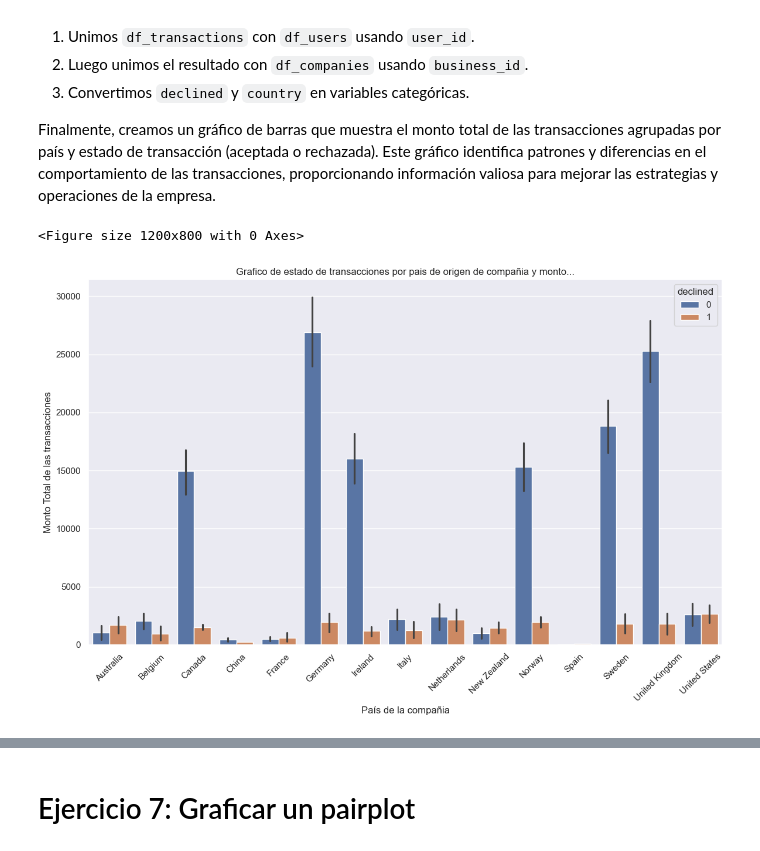
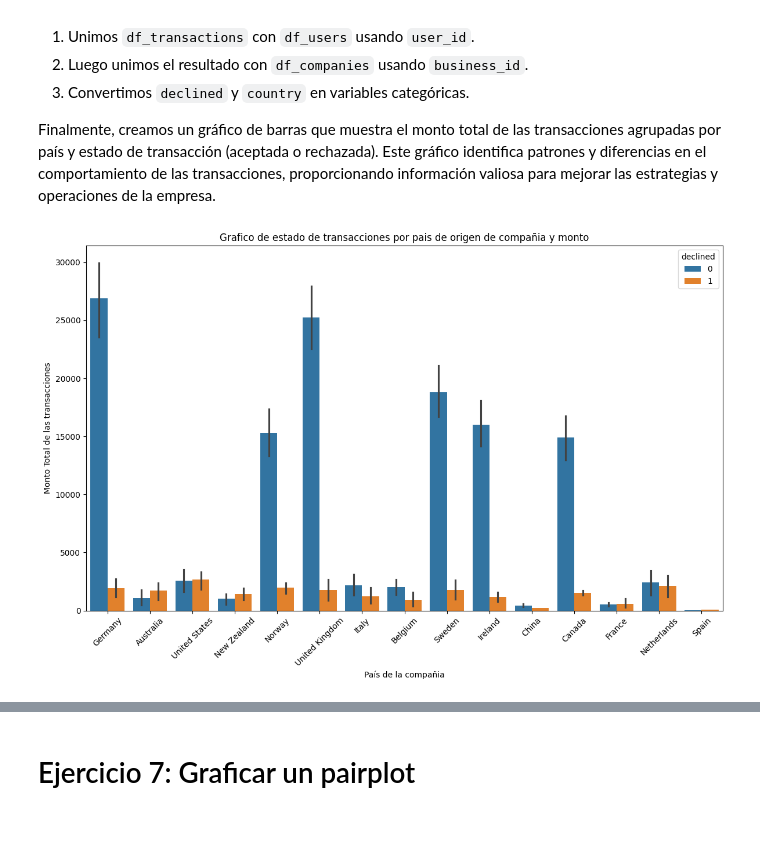
Before and after one commit to mcariqueo/Data_analytics_2024, a Jupyter notebook: Sprint_8_Python/Sprint_8_01.ipynb, the cells around one changed output, grey strips where cells are left out. Cells and saved outputs as stored; diff of their text form; code cells hidden in the pictures.

```diff
--- a/Sprint_8_Python/Sprint_8_01.ipynb
+++ b/Sprint_8_Python/Sprint_8_01.ipynb
@@ -262,20 +153,9 @@ Transformar y describir esta variable nos permitirá tomar decisiones informadas
 # %%
-# Convertir la columna 'declined' a una variable categórica
-df_transactions['declined'] = df_transactions['declined'].astype('category')
-
-# Calcula la frecuencia de valores y  Muestra la tabla de frecuencias. Esto sera utilizado para saber los valores asocidados al gráfico.
-freq_table = df_transactions['declined'].value_counts()
-print(freq_table)
-
-# Describir la variable categórica
-description = df_transactions['declined'].describe()
-print(description)
-
 # Crear el gráfico de barras
 sns.countplot(x='declined', data=df_transactions)
+plt.xticks(ticks=[0, 1], labels=['Aceptada', 'Rechazada'])
 plt.title('Numero de Transacciones Aceptadas y Rechazadas')
 plt.xlabel('Estado de Transacción')
 plt.ylabel('Numero de transacciones')
-plt.xticks(ticks=[0, 1], labels=['Aceptada', 'Rechazada'])
 plt.show()
 # %% [output]
@@ -471,29 +243,22 @@ Este análisis utiliza tres variables clave: `declined` y `country` (categórica
 3. Convertimos `declined` y `country` en variables categóricas.
 
 Finalmente, creamos un gráfico de barras que muestra el monto total de las transacciones agrupadas por país y estado de transacción (aceptada o rechazada). Este gráfico identifica patrones y diferencias en el comportamiento de las transacciones, proporcionando información valiosa para mejorar las estrategias y operaciones de la empresa.
+# %%
+df_user_tx = df_user_tx.rename(columns={"id": "id_tx"})
+df_transactions=df_transactions.rename(columns={"business_id": "company_id"})
+# %%
+df_company_tx = pd.merge(df_companies, df_transactions, on="company_id")
 # %%
-# Suponiendo que 'id' en df_companies corresponde a 'business_id' en df_transactions
-merged_df = pd.merge(df_transactions, df_users, left_on='user_id', right_on='id', suffixes=('_transaction', '_user'))
-merged_df = pd.merge(merged_df, df_companies, left_on='business_id', right_on='company_id')
 
-# Convertir 'declined' y 'country' en variables categóricas
-merged_df['declined'] = merged_df['declined'].astype('category')
-merged_df['country_y'] = merged_df['country_y'].astype('category')
-
-# Graficar los datos
-plt.figure(figsize=(12, 8))
 
 # Gráfico de barras agrupadas con 'amount' por 'country' y 'declined'
 plt.figure(figsize=(12, 8))
-sns.barplot(x='country_y', y='amount', hue='declined', data=merged_df, estimator=sum)
-plt.title('Grafico de estado de transacciones por pais de origen de compañia y monto...')
+sns.barplot(x='country', y='amount', hue='declined', data=df_company_tx, estimator=sum)
+plt.title('Grafico de estado de transacciones por pais de origen de compañia y monto')
 plt.xlabel('País de la compañia')
 plt.ylabel('Monto Total de las transacciones')
-
-
 plt.xticks(rotation=45)
 plt.tight_layout()
 plt.show()
 # %% [output]
-<Figure size 1200x800 with 0 Axes>
-[figure, old version]
+[figure, new version]
```
Also changed, not shown: parts of 51 cells of this notebook, 46 other files.
